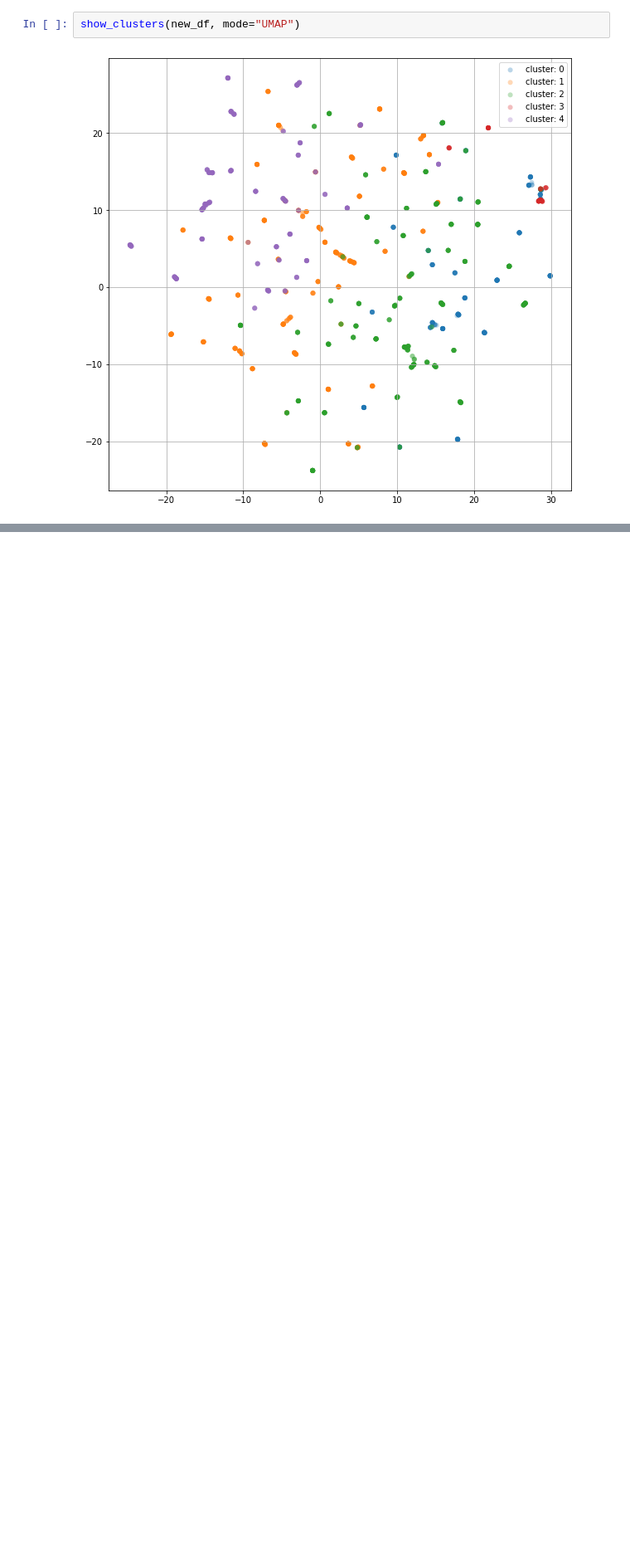
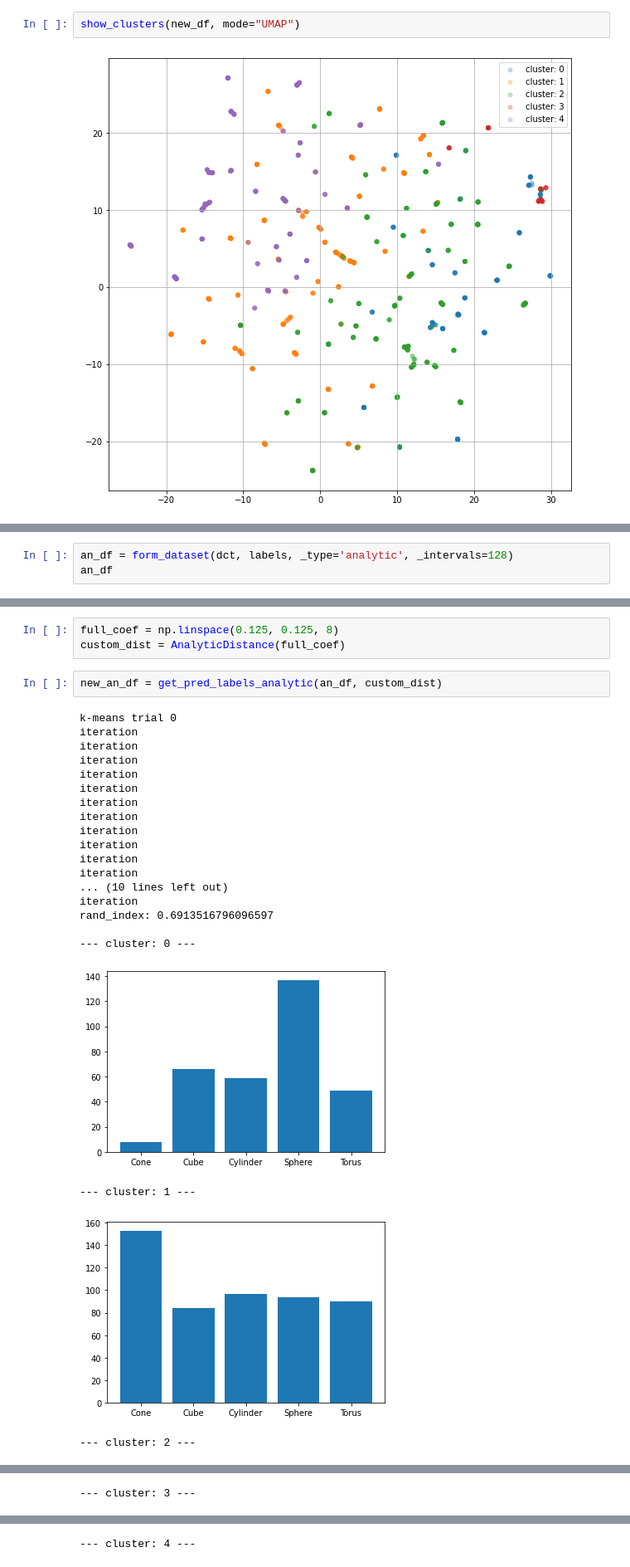
Before and after one commit to gal-dmitry/HSE_prod_stories, a Jupyter notebook: HW_04/Clusterize.ipynb, the cells around one changed output, grey strips where cells are left out. Shown at 83% size. Cells and saved outputs as stored; diff of their text form; blank space fills up the shorter version.

```diff
--- a/HW_04/Clusterize.ipynb
+++ b/HW_04/Clusterize.ipynb
@@ -148,0 +200,3 @@ rand_index: 0.6788249304653694
+# %%
+an_df = form_dataset(dct, labels, _type='analytic', _intervals=128)
+an_df
@@ -148,0 +217,27 @@ rand_index: 0.6788249304653694
+# %%
+full_coef = np.linspace(0.125, 0.125, 8)
+custom_dist = AnalyticDistance(full_coef)
+# %%
+new_an_df = get_pred_labels_analytic(an_df, custom_dist)
+# %% [output]
+k-means trial 0
+iteration
+iteration
+iteration
+iteration
+iteration
+iteration
+iteration
+iteration
+iteration
+iteration
+iteration
+... (10 lines left out)
+iteration
+rand_index: 0.6913516796096597
+
+--- cluster: 0 ---
+[figure, added]
+--- cluster: 1 ---
+[figure, added]
+--- cluster: 2 ---
@@ -148,0 +245 @@ rand_index: 0.6788249304653694
+--- cluster: 3 ---
@@ -148,0 +247 @@ rand_index: 0.6788249304653694
+--- cluster: 4 ---
```
Also changed, not shown: parts of 35 cells of this notebook, 1 other file.
